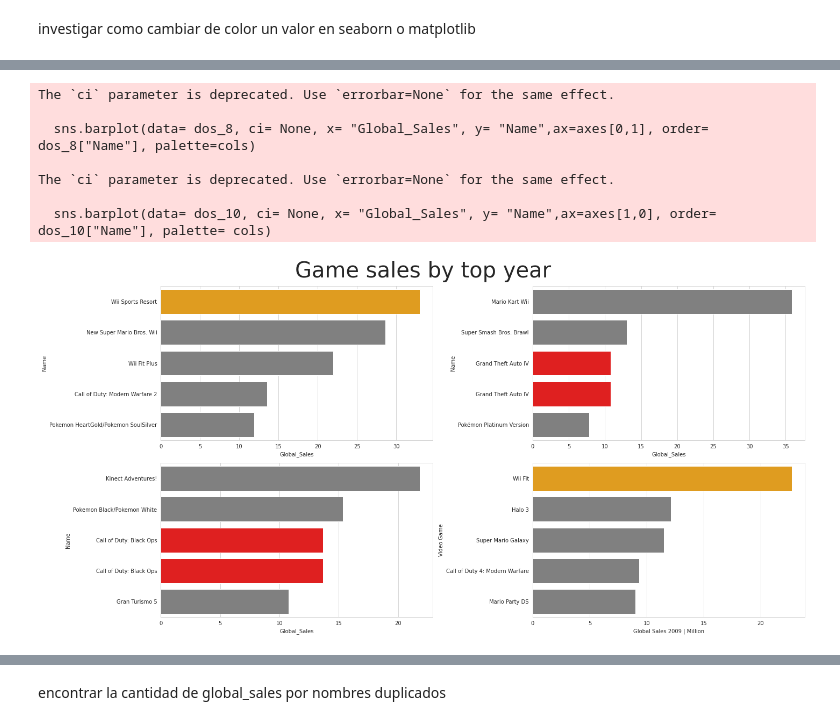
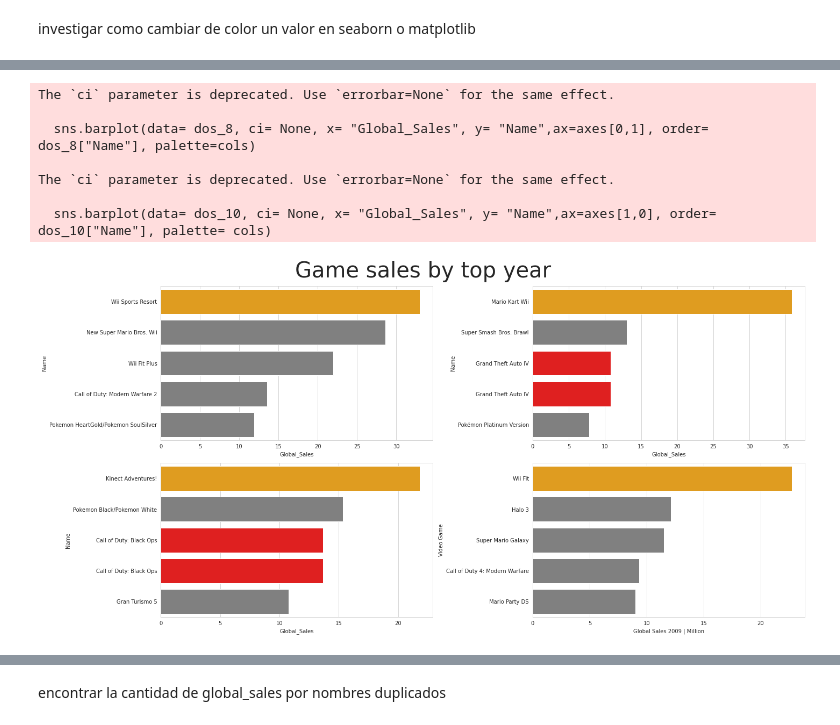
Before and after one commit to Gapcroz/Videogame-Sales-Analysis-, a Jupyter notebook: videogames_sales/vg_sales.ipynb, the cells around one changed output, grey strips where cells are left out. Drawn from its saved outputs; the diff is of its cells as text; code cells hidden in the pictures.

```diff
--- a/videogames_sales/vg_sales.ipynb
+++ b/videogames_sales/vg_sales.ipynb
@@ -415,23 +450,23 @@ display(dos_10)
 # %%
 sns.set_style(style="whitegrid")
 fig, axes = plt.subplots(2,2,figsize= (20,10))
 # para configurar una paleta de colores especifica se señala la cantidad de barras con los colores
-cols = ["gray", "gray", "red", "red", "gray"]
+cols = ["orange", "gray", "red", "red", "gray"]
 cols1 = ["orange", "gray", "gray", "gray", "gray"]
 sns.barplot(data= dos_9, x= "Global_Sales", y= "Name",ax=axes[0,0], palette= cols1)
 sns.barplot(data= dos_8, ci= None, x= "Global_Sales", y= "Name",ax=axes[0,1], order= dos_8["Name"], palette=cols)
 sns.barplot(data= dos_10, ci= None, x= "Global_Sales", y= "Name",ax=axes[1,0], order= dos_10["Name"], palette= cols)
 sns.barplot(data= dos_7, x= "Global_Sales", y= "Name",ax=axes[1,1], palette= cols1)
 plt.suptitle("Game sales by top year", fontsize= 40)
 plt.xlabel("Global Sales 2009 | Million")
 plt.ylabel("Video Game")
 plt.tight_layout();
 # %% [output]
 The `ci` parameter is deprecated. Use `errorbar=None` for the same effect.
 
   sns.barplot(data= dos_8, ci= None, x= "Global_Sales", y= "Name",ax=axes[0,1], order= dos_8["Name"], palette=cols)
 
 The `ci` parameter is deprecated. Use `errorbar=None` for the same effect.
 
   sns.barplot(data= dos_10, ci= None, x= "Global_Sales", y= "Name",ax=axes[1,0], order= dos_10["Name"], palette= cols)
-[figure, old version]
+[figure, new version]
```
Also changed, not shown: parts of 11 cells of this notebook.
